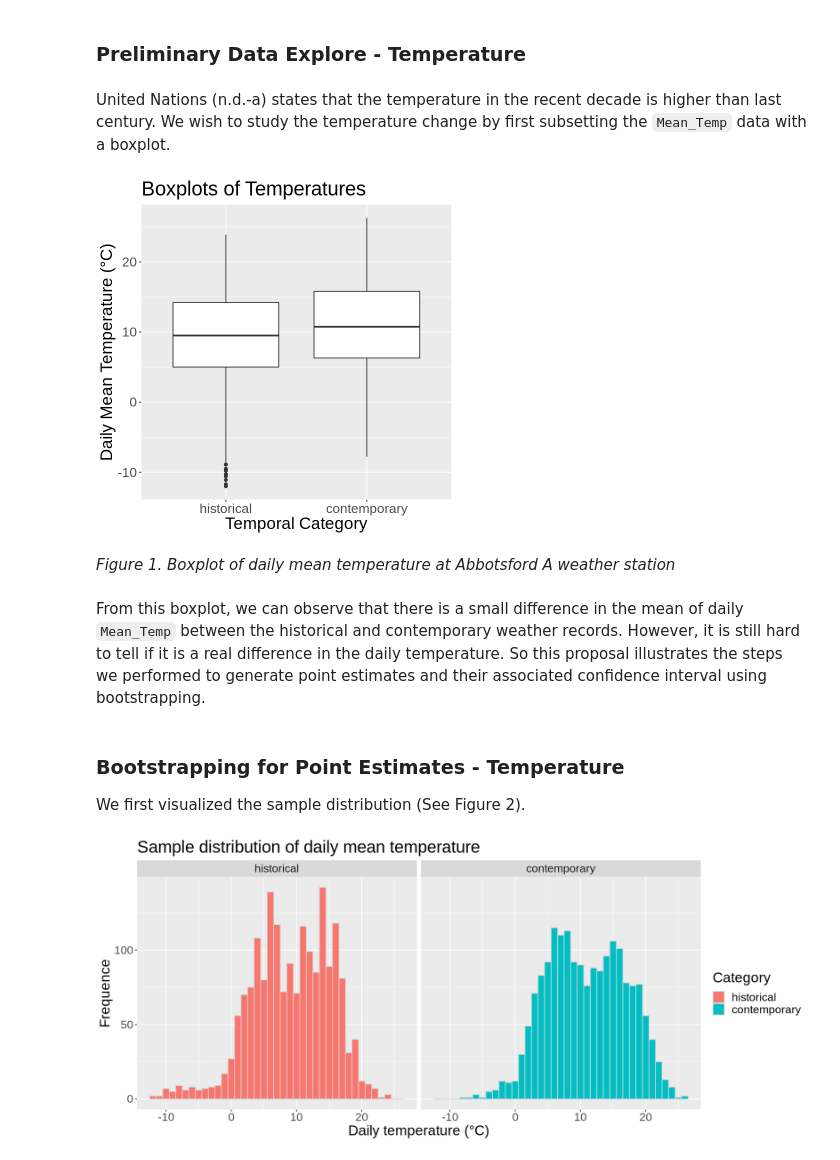
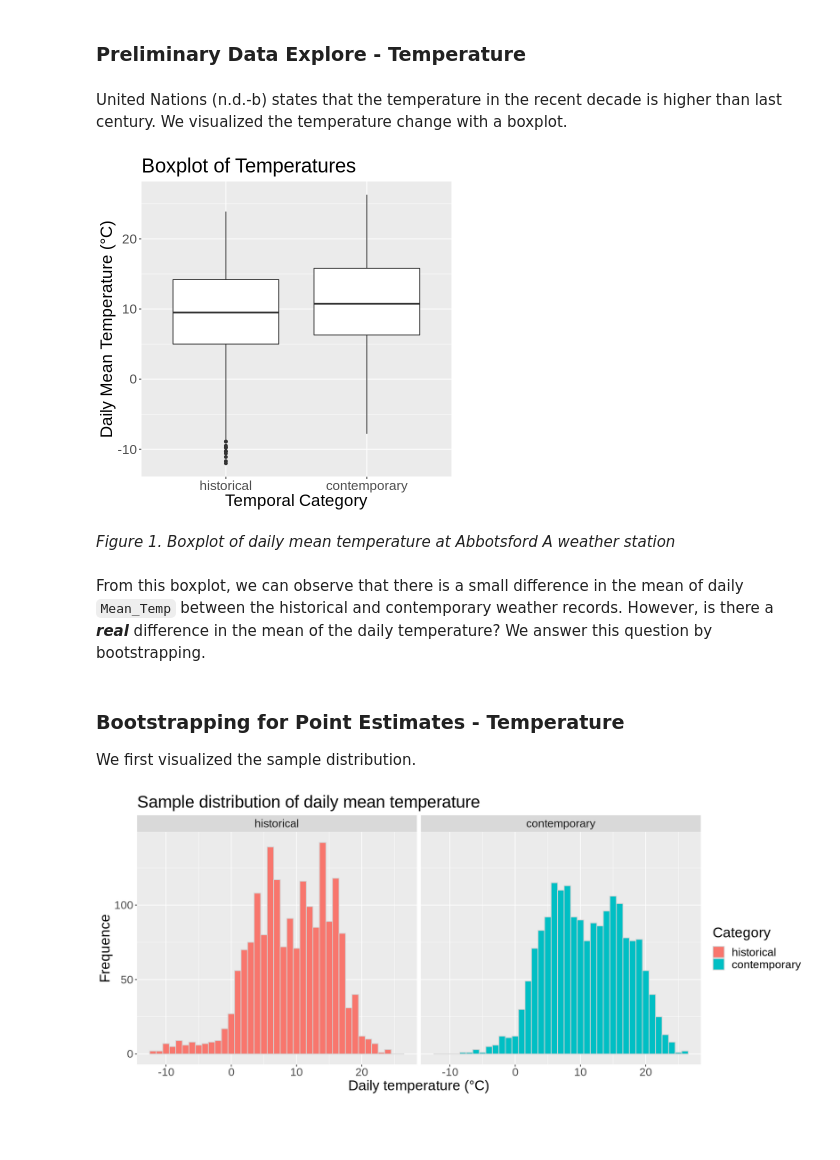
Before and after one commit to yxing6/STAT201-GroupProject-Climate, a Jupyter notebook: STAT201-Group17-ProjectProposal.ipynb, the cells around one changed output. Saved outputs shown, nothing was run; the diff lists cells and outputs as text; code cells hidden in the pictures; blank space fills up the shorter version.

Commit message:
Proposal Final

```diff
--- a/STAT201-Group17-ProjectProposal.ipynb
+++ b/STAT201-Group17-ProjectProposal.ipynb
@@ -66,15 +62,8 @@ climate_contemporary <-
 climate_merge <- rbind(climate_historical, climate_contemporary)
 # %%
 climate_sample <- climate_merge %>%
-    select("Category", "Year", "Month", "Day", "Max Temp (°C)", "Min Temp (°C)",
-           "Mean Temp (°C)", "Heat Deg Days (°C)", "Cool Deg Days (°C)",
-           "Total Rain (mm)", "Total Precip (mm)") %>%
-    rename("Max_Temp" = "Max Temp (°C)",
-         "Min_Temp" = "Min Temp (°C)",
-         "Mean_Temp" = "Mean Temp (°C)",
-         "Heat_Deg_Days" = "Heat Deg Days (°C)",
-         "Cool_Deg_Days" = "Cool Deg Days (°C)",
-         "Total_Rain" = "Total Rain (mm)",
-         "Total_Precip" = "Total Precip (mm)")
+    select(Category, Year, "Mean Temp (°C)", "Total Precip (mm)") %>%
+    rename("Mean_Temp" = "Mean Temp (°C)",
+           "Total_Precip" = "Total Precip (mm)")
 head(climate_sample)
 # %% [output]
@@ -92,29 +81,29 @@ A tibble: 6 × 11
 # %% [markdown]
 ### Preliminary Data Explore - Temperature
 # %% [markdown]
-United Nations (n.d.-a) states that the temperature in the recent decade is higher than last century. We wish to study the temperature change by first subsetting the `Mean_Temp` data with a boxplot.
+United Nations (n.d.-b) states that the temperature in the recent decade is higher than last century. We visualized the temperature change with a boxplot.
 # %%
 station_temp <- climate_sample %>%
     filter(!is.na(Mean_Temp)) %>%
     select(Category, Mean_Temp)
 
-temp_boxplots <- station_temp %>%
+temp_boxplot <- station_temp %>%
     ggplot(aes(x = Category, y = Mean_Temp)) +
     geom_boxplot() +
     labs(x = "Temporal Category", y = "Daily Mean Temperature (°C)") +
-    ggtitle("Boxplots of Temperatures") +
+    ggtitle("Boxplot of Temperatures") +
     theme(text = element_text(size = 20))
-temp_boxplots
+temp_boxplot
 # %% [output]
-[figure, old version]
+[figure, new version]
 # %% [markdown]
 *Figure 1. Boxplot of daily mean temperature at Abbotsford A weather station*
 # %% [markdown]
-From this boxplot, we can observe that there is a small difference in the mean of daily `Mean_Temp` between the historical and contemporary weather records. However, it is still hard to tell if it is a real difference in the daily temperature. So this proposal illustrates the steps we performed to generate point estimates and their associated confidence interval using bootstrapping.
+From this boxplot, we can observe that there is a small difference in the mean of daily `Mean_Temp` between the historical and contemporary weather records. However, is there a ***real*** difference in the mean of the daily temperature? We answer this question by bootstrapping.
 # %% [markdown]
 ### Bootstrapping for Point Estimates - Temperature
 
-We first visualized the sample distribution (See Figure 2).
+We first visualized the sample distribution.
 # %%
 options(repr.plot.width = 14, repr.plot.height = 6)
 
```
Also changed, not shown: parts of 20 cells of this notebook.
